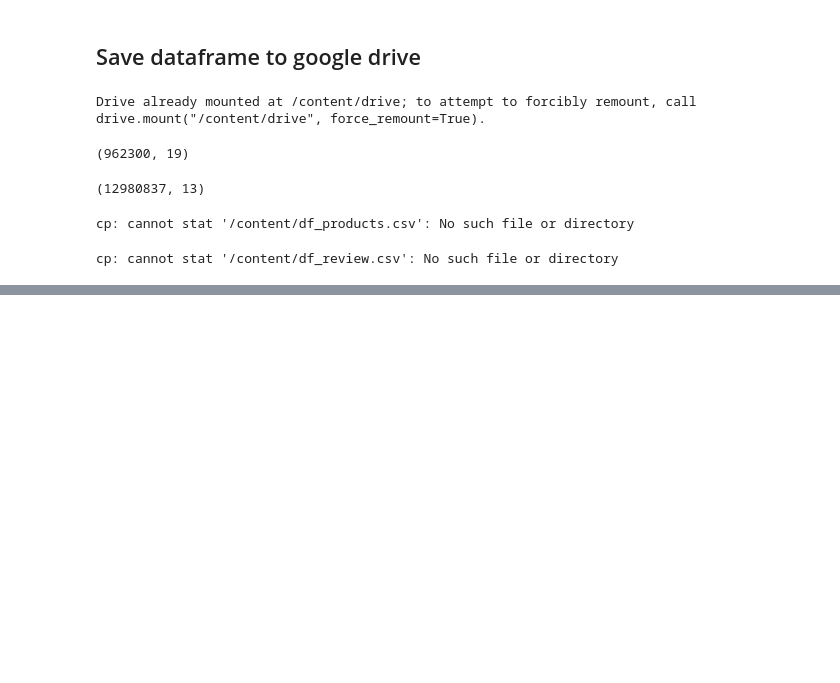
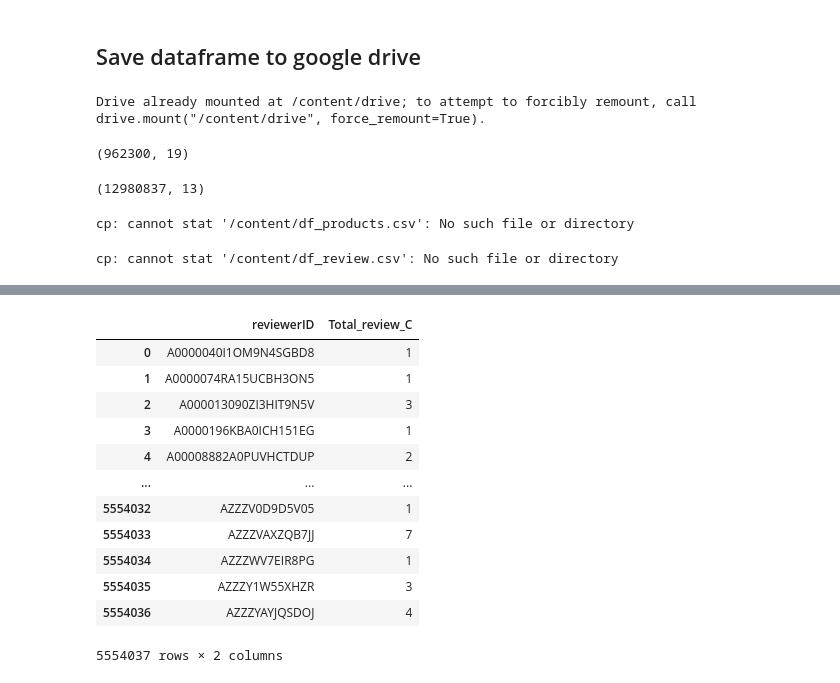
Before and after one commit to alirezasdg1/Amazon-recommender-system, a Jupyter notebook: notebooks/prepare_dataset.ipynb, the cells around one changed output, grey strips where cells are left out. Cells and saved outputs as stored; diff of their text form; code cells hidden in the pictures; blank space fills up the shorter version.

```diff
--- a/notebooks/prepare_dataset.ipynb
+++ b/notebooks/prepare_dataset.ipynb
@@ -139,7 +140,7 @@ df_product.shape
 # %% [output]
 (962300, 19)
 # %%
-df_review = pd.read_csv("/content/df_review.csv")
+df_review = pd.read_csv("/content/drive/My Drive/Datasets/df_review.csv")
 # %%
 df_review.shape
 # %% [output]
@@ -154,0 +182,2 @@ cp: cannot stat '/content/df_review.csv': No such file or directory
+# %%
+df_all = pd.merge(df_product_img,df_review,on='asin')
@@ -154,0 +199,2 @@ cp: cannot stat '/content/df_review.csv': No such file or directory
+# %%
+df_test = df_all.groupby('reviewerID').agg(Total_review_C=('asin', 'count')).reset_index()
@@ -154,0 +203,16 @@ cp: cannot stat '/content/df_review.csv': No such file or directory
+# %%
+df_test
+# %% [output]
+|  | reviewerID | Total_review_C |
+| 0 | A0000040I1OM9N4SGBD8 | 1 |
+| 1 | A0000074RA15UCBH3ON5 | 1 |
+| 2 | A000013090ZI3HIT9N5V | 3 |
+| 3 | A0000196KBA0ICH151EG | 1 |
+| 4 | A00008882A0PUVHCTDUP | 2 |
+| ... | ... | ... |
+| 5554032 | AZZZV0D9D5V05 | 1 |
+| 5554033 | AZZZVAXZQB7JJ | 7 |
+| 5554034 | AZZZWV7EIR8PG | 1 |
+| 5554035 | AZZZY1W55XHZR | 3 |
+| 5554036 | AZZZYAYJQSDOJ | 4 |
+5554037 rows × 2 columns
```
Also changed, not shown: parts of 31 cells of this notebook.
